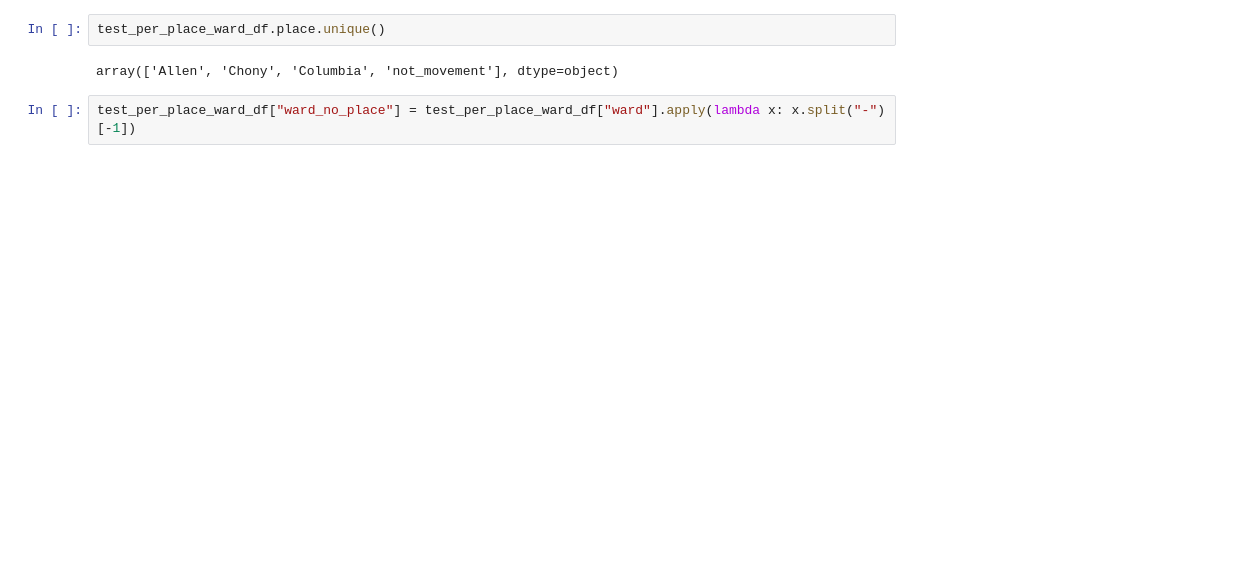
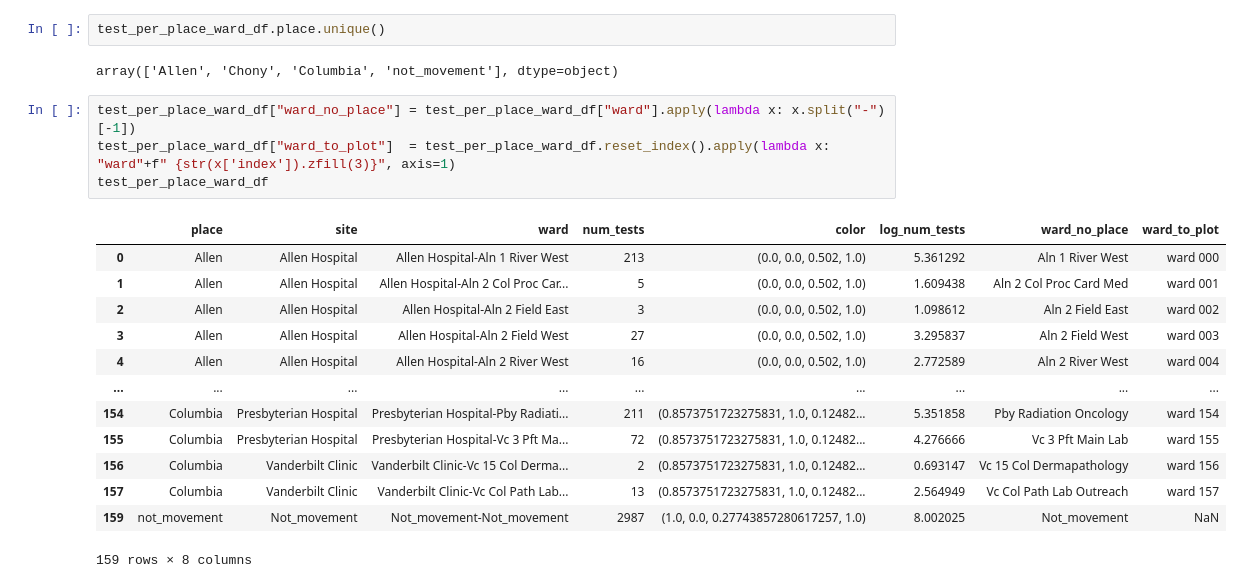
Before and after one commit to ChaosDonkey06/AMR_ABM, a Jupyter notebook: code/figures_si/TestsPerWard.ipynb, the cells around one changed output. Saved outputs shown, nothing was run; the diff lists cells and outputs as text; blank space fills up the shorter version.

```diff
--- a/code/figures_si/TestsPerWard.ipynb
+++ b/code/figures_si/TestsPerWard.ipynb
@@ -101,5 +99,21 @@ test_per_place_ward_df.place.unique()
 array(['Allen', 'Chony', 'Columbia', 'not_movement'], dtype=object)
 # %%
 test_per_place_ward_df["ward_no_place"] = test_per_place_ward_df["ward"].apply(lambda x: x.split("-")[-1])
+test_per_place_ward_df["ward_to_plot"]  = test_per_place_ward_df.reset_index().apply(lambda x: "ward"+f" {str(x['index']).zfill(3)}", axis=1)
+test_per_place_ward_df
+# %% [output]
+|  | place | site | ward | num_tests | color | log_num_tests | ward_no_place | ward_to_plot |
+| 0 | Allen | Allen Hospital | Allen Hospital-Aln 1 River West | 213 | (0.0, 0.0, 0.502, 1.0) | 5.361292 | Aln 1 River West | ward 000 |
+| 1 | Allen | Allen Hospital | Allen Hospital-Aln 2 Col Proc Car... | 5 | (0.0, 0.0, 0.502, 1.0) | 1.609438 | Aln 2 Col Proc Card Med | ward 001 |
+| 2 | Allen | Allen Hospital | Allen Hospital-Aln 2 Field East | 3 | (0.0, 0.0, 0.502, 1.0) | 1.098612 | Aln 2 Field East | ward 002 |
+| 3 | Allen | Allen Hospital | Allen Hospital-Aln 2 Field West | 27 | (0.0, 0.0, 0.502, 1.0) | 3.295837 | Aln 2 Field West | ward 003 |
+| 4 | Allen | Allen Hospital | Allen Hospital-Aln 2 River West | 16 | (0.0, 0.0, 0.502, 1.0) | 2.772589 | Aln 2 River West | ward 004 |
+| ... | ... | ... | ... | ... | ... | ... | ... | ... |
+| 154 | Columbia | Presbyterian Hospital | Presbyterian Hospital-Pby Radiati... | 211 | (0.8573751723275831, 1.0, 0.12482... | 5.351858 | Pby Radiation Oncology | ward 154 |
+| 155 | Columbia | Presbyterian Hospital | Presbyterian Hospital-Vc 3 Pft Ma... | 72 | (0.8573751723275831, 1.0, 0.12482... | 4.276666 | Vc 3 Pft Main Lab | ward 155 |
+| 156 | Columbia | Vanderbilt Clinic | Vanderbilt Clinic-Vc 15 Col Derma... | 2 | (0.8573751723275831, 1.0, 0.12482... | 0.693147 | Vc 15 Col Dermapathology | ward 156 |
+| 157 | Columbia | Vanderbilt Clinic | Vanderbilt Clinic-Vc Col Path Lab... | 13 | (0.8573751723275831, 1.0, 0.12482... | 2.564949 | Vc Col Path Lab Outreach | ward 157 |
+| 159 | not_movement | Not_movement | Not_movement-Not_movement | 2987 | (1.0, 0.0, 0.27743857280617257, 1.0) | 8.002025 | Not_movement | NaN |
+159 rows × 8 columns
 # %%
 # First figure: Violin plots MLEs
```
Also changed, not shown: parts of 3 cells of this notebook, 1 other file.
